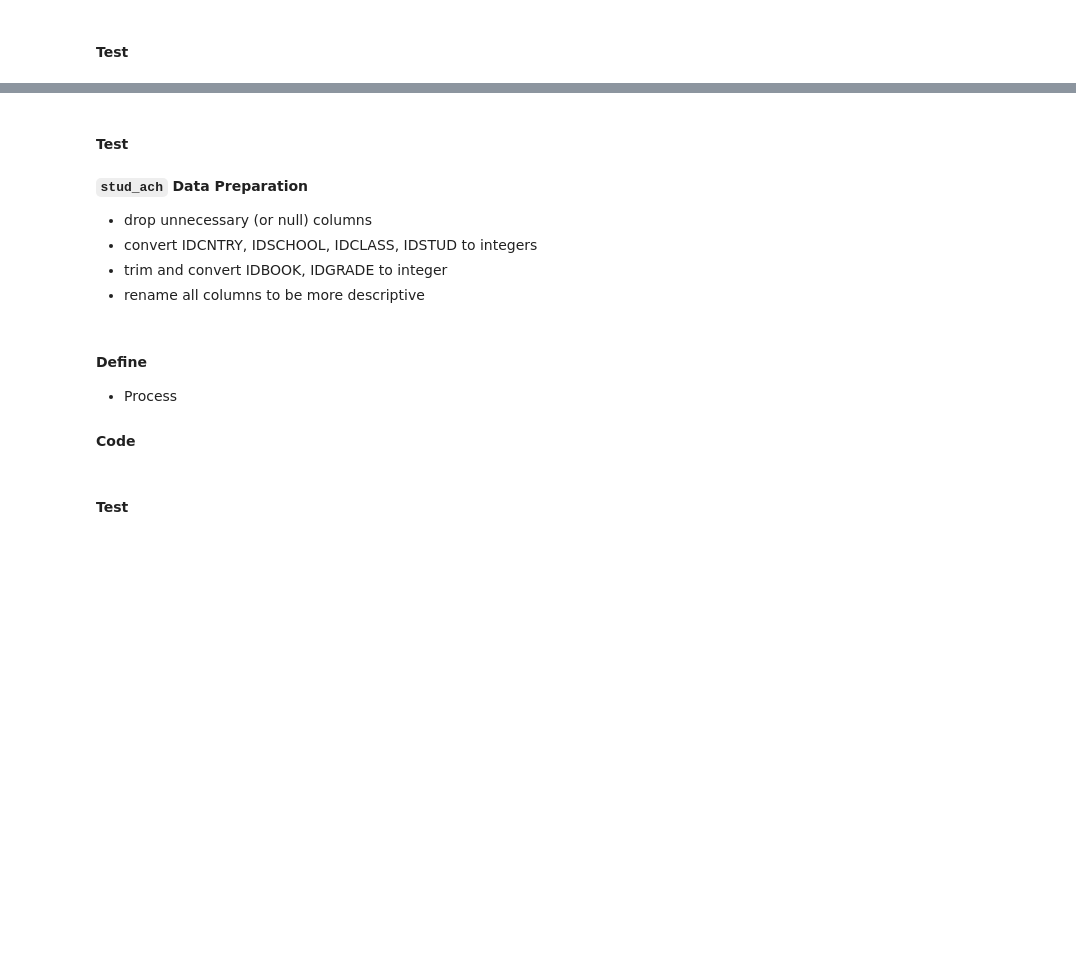
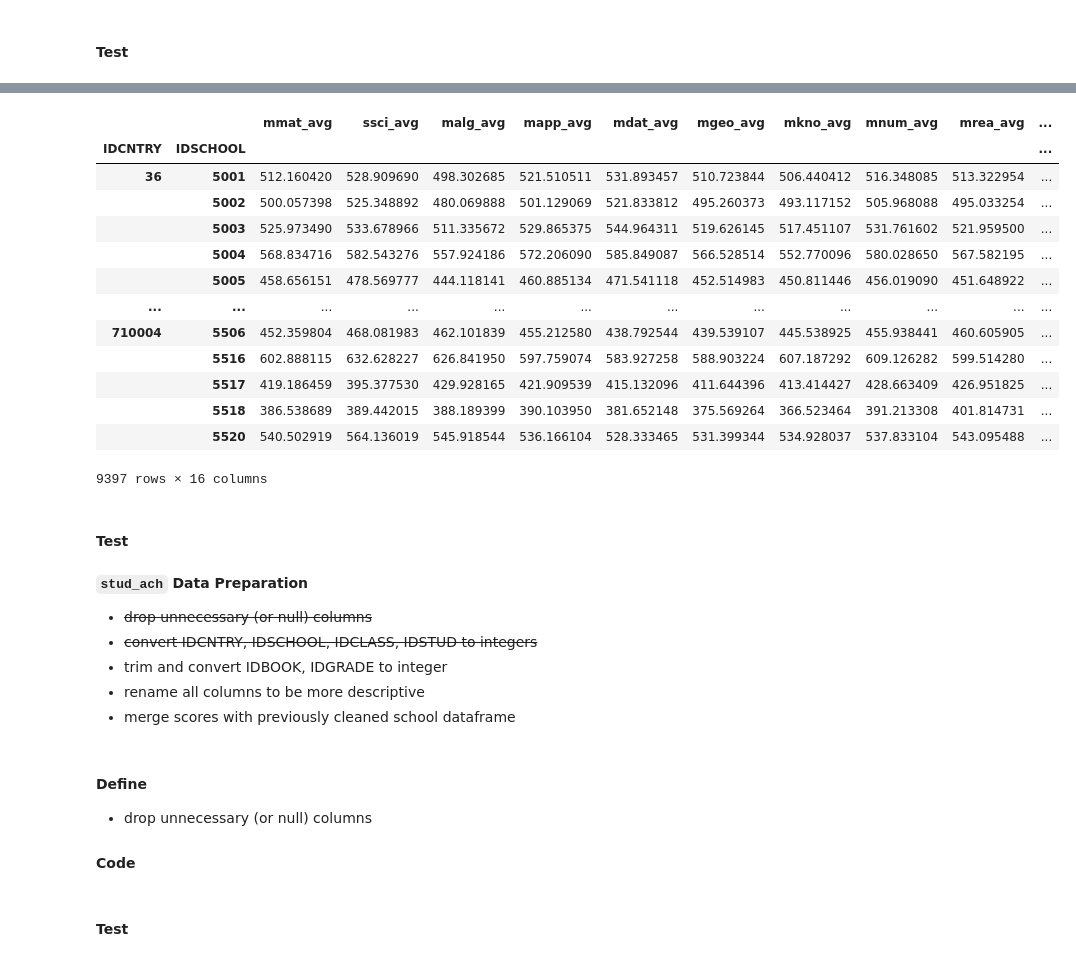
Before and after one commit to sjhaluck/TIMSS-Data-Science, a Jupyter notebook: TIMSS Exploration.ipynb, the cells around one changed output, grey strips where cells are left out. Drawn from its saved outputs; the diff is of its cells as text; code cells hidden in the pictures; blank space fills up the shorter version.

Commit message:
feat: finish data prep for school dataframe, begin data prep for stud_ach

```diff
--- a/TIMSS Exploration.ipynb
+++ b/TIMSS Exploration.ipynb
@@ -1089,13 +1113,31 @@ dtype: object
+# %%
+stud_ach.groupby(['IDCNTRY','IDSCHOOL']).mean().loc[:,[col for col in stud_ach.columns if '_avg' in col]]
+# %% [output]
+|  |  | mmat_avg | ssci_avg | malg_avg | mapp_avg | mdat_avg | mgeo_avg | mkno_avg | mnum_avg | mrea_avg | ... |
+| IDCNTRY | IDSCHOOL |  |  |  |  |  |  |  |  |  | ... |
+| 36 | 5001 | 512.160420 | 528.909690 | 498.302685 | 521.510511 | 531.893457 | 510.723844 | 506.440412 | 516.348085 | 513.322954 | ... |
+|  | 5002 | 500.057398 | 525.348892 | 480.069888 | 501.129069 | 521.833812 | 495.260373 | 493.117152 | 505.968088 | 495.033254 | ... |
+|  | 5003 | 525.973490 | 533.678966 | 511.335672 | 529.865375 | 544.964311 | 519.626145 | 517.451107 | 531.761602 | 521.959500 | ... |
+|  | 5004 | 568.834716 | 582.543276 | 557.924186 | 572.206090 | 585.849087 | 566.528514 | 552.770096 | 580.028650 | 567.582195 | ... |
+|  | 5005 | 458.656151 | 478.569777 | 444.118141 | 460.885134 | 471.541118 | 452.514983 | 450.811446 | 456.019090 | 451.648922 | ... |
+| ... | ... | ... | ... | ... | ... | ... | ... | ... | ... | ... | ... |
+| 710004 | 5506 | 452.359804 | 468.081983 | 462.101839 | 455.212580 | 438.792544 | 439.539107 | 445.538925 | 455.938441 | 460.605905 | ... |
+|  | 5516 | 602.888115 | 632.628227 | 626.841950 | 597.759074 | 583.927258 | 588.903224 | 607.187292 | 609.126282 | 599.514280 | ... |
+|  | 5517 | 419.186459 | 395.377530 | 429.928165 | 421.909539 | 415.132096 | 411.644396 | 413.414427 | 428.663409 | 426.951825 | ... |
+|  | 5518 | 386.538689 | 389.442015 | 388.189399 | 390.103950 | 381.652148 | 375.569264 | 366.523464 | 391.213308 | 401.814731 | ... |
+|  | 5520 | 540.502919 | 564.136019 | 545.918544 | 536.166104 | 528.333465 | 531.399344 | 534.928037 | 537.833104 | 543.095488 | ... |
+9397 rows × 16 columns
 # %% [markdown]
 #### Test
 # %% [markdown]
 **`stud_ach` Data Preparation**
-* drop unnecessary (or null) columns
-* convert IDCNTRY, IDSCHOOL, IDCLASS, IDSTUD to integers
+* ~~drop unnecessary (or null) columns~~
+* ~~convert IDCNTRY, IDSCHOOL, IDCLASS, IDSTUD to integers~~
 * trim and convert IDBOOK, IDGRADE to integer
 * rename all columns to be more descriptive
+* merge scores with previously cleaned school dataframe
 # %% [markdown]
 #### Define
-* Process
+* drop unnecessary (or null) columns
 
 #### Code
```
Also changed, not shown: parts of 14 cells of this notebook.
